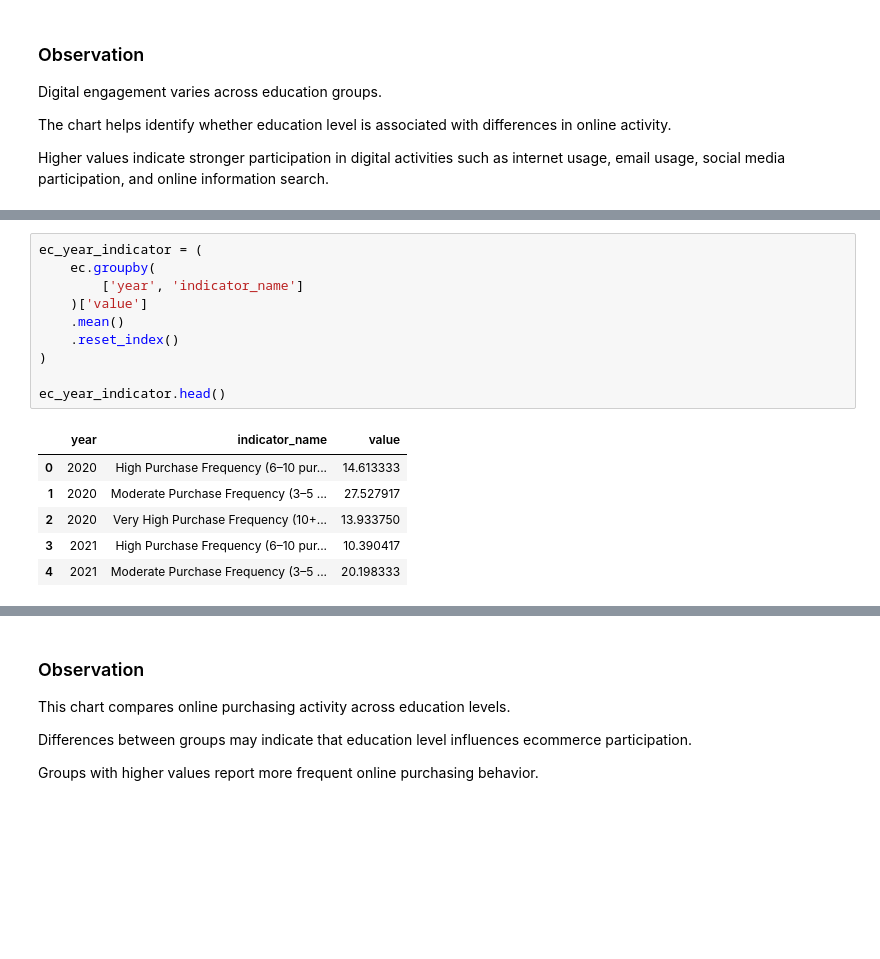
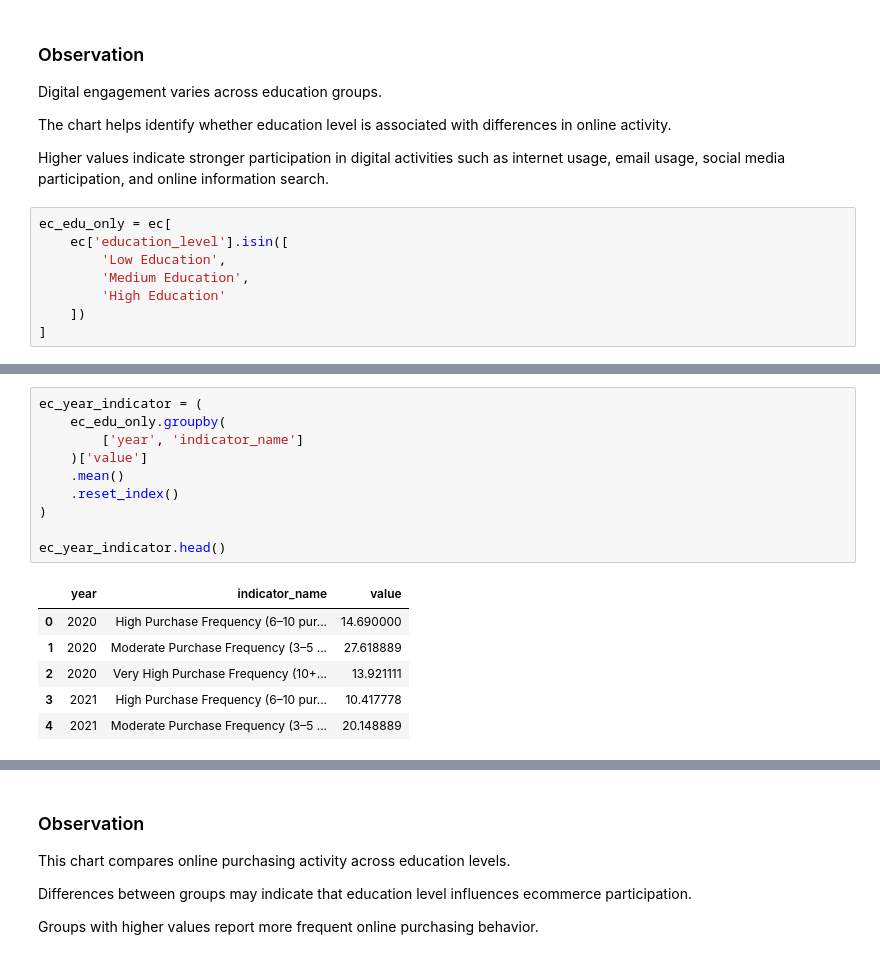
Before and after one commit to CodeCookieNoor/germany-digital-behavior-analysis, a Jupyter notebook: notebooks/02_eda.ipynb, the cells around one changed output, grey strips where cells are left out. Saved outputs shown, nothing was run; the diff lists cells and outputs as text; blank space fills up the shorter version.

```diff
--- a/notebooks/02_eda.ipynb
+++ b/notebooks/02_eda.ipynb
@@ -651,3 +561,11 @@ Digital engagement varies across education groups.
 The chart helps identify whether education level is associated with differences in online activity.
 
 Higher values indicate stronger participation in digital activities such as internet usage, email usage, social media participation, and online information search.
+# %%
+ec_edu_only = ec[
+    ec['education_level'].isin([
+        'Low Education',
+        'Medium Education',
+        'High Education'
+    ])
+]
@@ -654,17 +615,17 @@ Higher values indicate stronger participation in digital activities such as inte
 # %%
 ec_year_indicator = (
-    ec.groupby(
+    ec_edu_only.groupby(
         ['year', 'indicator_name']
     )['value']
     .mean()
     .reset_index()
 )
 
 ec_year_indicator.head()
 # %% [output]
 |  | year | indicator_name | value |
-| 0 | 2020 | High Purchase Frequency (6–10 pur... | 14.613333 |
-| 1 | 2020 | Moderate Purchase Frequency (3–5 ... | 27.527917 |
-| 2 | 2020 | Very High Purchase Frequency (10+... | 13.933750 |
-| 3 | 2021 | High Purchase Frequency (6–10 pur... | 10.390417 |
-| 4 | 2021 | Moderate Purchase Frequency (3–5 ... | 20.198333 |
+| 0 | 2020 | High Purchase Frequency (6–10 pur... | 14.690000 |
+| 1 | 2020 | Moderate Purchase Frequency (3–5 ... | 27.618889 |
+| 2 | 2020 | Very High Purchase Frequency (10+... | 13.921111 |
+| 3 | 2021 | High Purchase Frequency (6–10 pur... | 10.417778 |
+| 4 | 2021 | Moderate Purchase Frequency (3–5 ... | 20.148889 |
```
Also changed, not shown: parts of 79 cells of this notebook, 2 other files.
